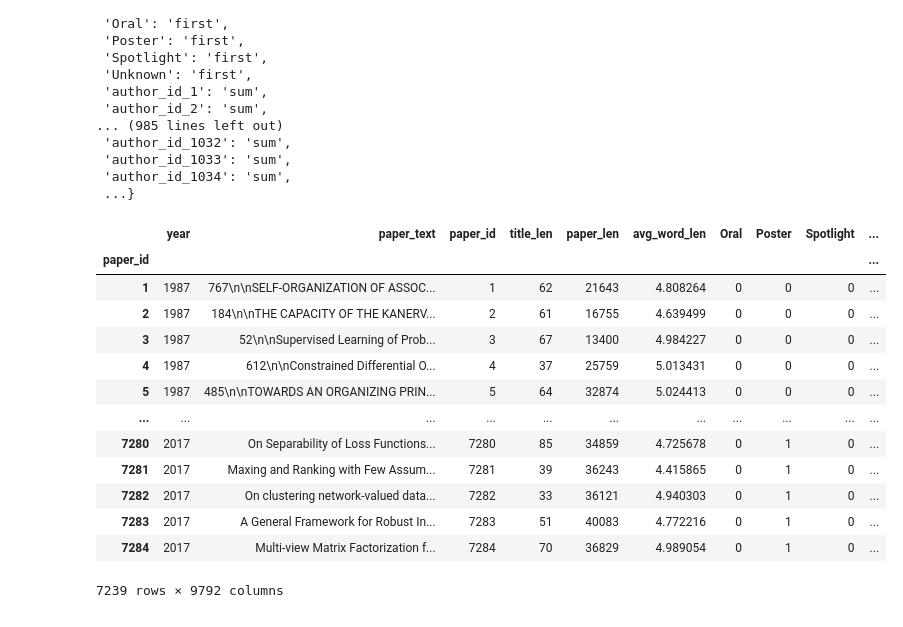
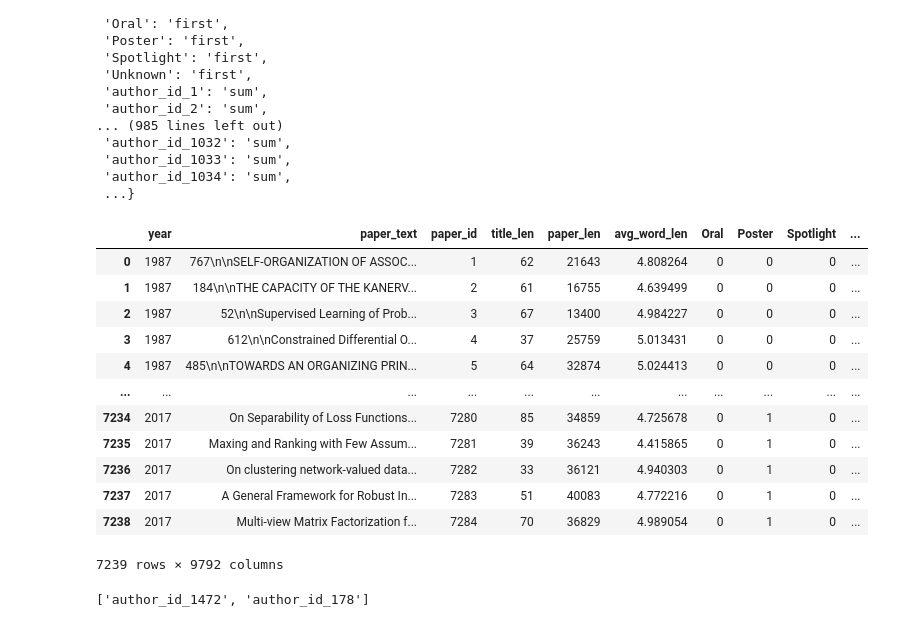
Before and after one commit to wwhite5/Springboard-Capstone-1-NLP, a Jupyter notebook: Notebooks/Many_Authors.ipynb, the cells around one changed output. Saved outputs shown, nothing was run; the diff lists cells and outputs as text; code cells hidden in the pictures.

Commit message:
basic multioutput classification

```diff
--- a/Notebooks/Many_Authors.ipynb
+++ b/Notebooks/Many_Authors.ipynb
@@ -101,20 +95,27 @@ agg_functions
  'author_id_1034': 'sum',
  ...}
 # %%
-df = dummies.groupby(dummies['paper_id']).aggregate(agg_functions)
+df = dummies.groupby(dummies['paper_id']).aggregate(agg_functions).reset_index(drop=True)
 df
 # %% [output]
 |  | year | paper_text | paper_id | title_len | paper_len | avg_word_len | Oral | Poster | Spotlight | ... |
-| paper_id |  |  |  |  |  |  |  |  |  | ... |
-| 1 | 1987 | 767\n\nSELF-ORGANIZATION OF ASSOC... | 1 | 62 | 21643 | 4.808264 | 0 | 0 | 0 | ... |
-| 2 | 1987 | 184\n\nTHE CAPACITY OF THE KANERV... | 2 | 61 | 16755 | 4.639499 | 0 | 0 | 0 | ... |
-| 3 | 1987 | 52\n\nSupervised Learning of Prob... | 3 | 67 | 13400 | 4.984227 | 0 | 0 | 0 | ... |
-| 4 | 1987 | 612\n\nConstrained Differential O... | 4 | 37 | 25759 | 5.013431 | 0 | 0 | 0 | ... |
-| 5 | 1987 | 485\n\nTOWARDS AN ORGANIZING PRIN... | 5 | 64 | 32874 | 5.024413 | 0 | 0 | 0 | ... |
+| 0 | 1987 | 767\n\nSELF-ORGANIZATION OF ASSOC... | 1 | 62 | 21643 | 4.808264 | 0 | 0 | 0 | ... |
+| 1 | 1987 | 184\n\nTHE CAPACITY OF THE KANERV... | 2 | 61 | 16755 | 4.639499 | 0 | 0 | 0 | ... |
+| 2 | 1987 | 52\n\nSupervised Learning of Prob... | 3 | 67 | 13400 | 4.984227 | 0 | 0 | 0 | ... |
+| 3 | 1987 | 612\n\nConstrained Differential O... | 4 | 37 | 25759 | 5.013431 | 0 | 0 | 0 | ... |
+| 4 | 1987 | 485\n\nTOWARDS AN ORGANIZING PRIN... | 5 | 64 | 32874 | 5.024413 | 0 | 0 | 0 | ... |
 | ... | ... | ... | ... | ... | ... | ... | ... | ... | ... | ... |
-| 7280 | 2017 | On Separability of Loss Functions... | 7280 | 85 | 34859 | 4.725678 | 0 | 1 | 0 | ... |
-| 7281 | 2017 | Maxing and Ranking with Few Assum... | 7281 | 39 | 36243 | 4.415865 | 0 | 1 | 0 | ... |
-| 7282 | 2017 | On clustering network-valued data... | 7282 | 33 | 36121 | 4.940303 | 0 | 1 | 0 | ... |
-| 7283 | 2017 | A General Framework for Robust In... | 7283 | 51 | 40083 | 4.772216 | 0 | 1 | 0 | ... |
-| 7284 | 2017 | Multi-view Matrix Factorization f... | 7284 | 70 | 36829 | 4.989054 | 0 | 1 | 0 | ... |
+| 7234 | 2017 | On Separability of Loss Functions... | 7280 | 85 | 34859 | 4.725678 | 0 | 1 | 0 | ... |
+| 7235 | 2017 | Maxing and Ranking with Few Assum... | 7281 | 39 | 36243 | 4.415865 | 0 | 1 | 0 | ... |
+| 7236 | 2017 | On clustering network-valued data... | 7282 | 33 | 36121 | 4.940303 | 0 | 1 | 0 | ... |
+| 7237 | 2017 | A General Framework for Robust In... | 7283 | 51 | 40083 | 4.772216 | 0 | 1 | 0 | ... |
+| 7238 | 2017 | Multi-view Matrix Factorization f... | 7284 | 70 | 36829 | 4.989054 | 0 | 1 | 0 | ... |
 7239 rows × 9792 columns
+# %%
+tested_authors = [1472, 178]
+tested_authors_str = []
+for author in tested_authors:
+    tested_authors_str.append(f'author_id_{author}')
+tested_authors_str
+# %% [output]
+['author_id_1472', 'author_id_178']
```
Also changed, not shown: parts of 15 cells of this notebook.
